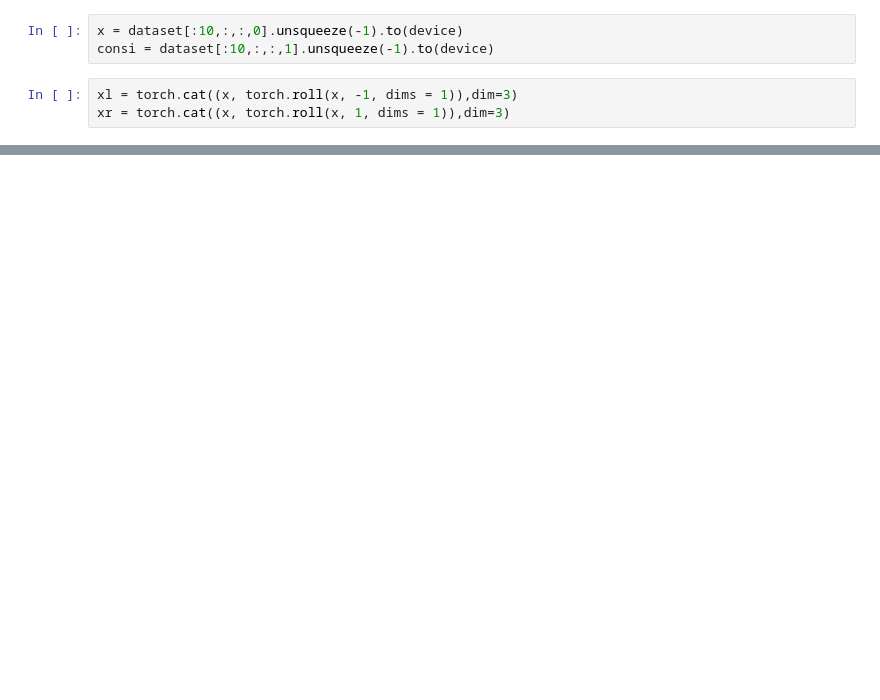
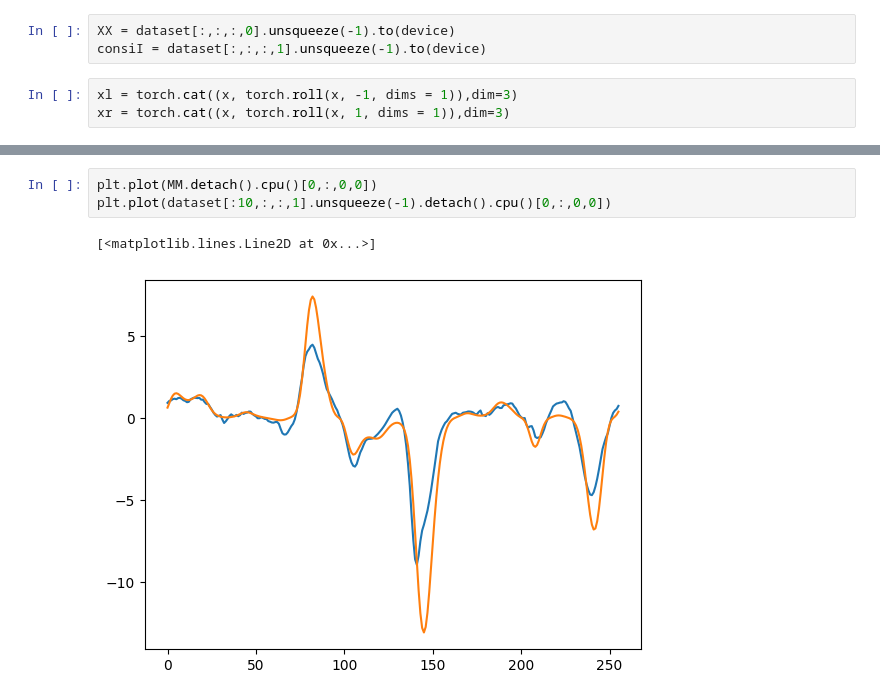
Before and after one commit to xx257xx/CONTEXT_FLUX_NO, a Jupyter notebook: ICONFLUXNO.ipynb, the cells around one changed output, grey strips where cells are left out. Cells and saved outputs as stored; diff of their text form; blank space fills up the shorter version.

```diff
--- a/ICONFLUXNO.ipynb
+++ b/ICONFLUXNO.ipynb
@@ -494,6 +564,6 @@ with open(file='trainingdataset.pickle', mode='rb') as f:
 # %%
-x = dataset[:10,:,:,0].unsqueeze(-1).to(device)
-consi = dataset[:10,:,:,1].unsqueeze(-1).to(device)
+XX = dataset[:,:,:,0].unsqueeze(-1).to(device)
+consiI = dataset[:,:,:,1].unsqueeze(-1).to(device)
 # %%
 xl = torch.cat((x, torch.roll(x, -1, dims = 1)),dim=3)
 xr = torch.cat((x, torch.roll(x, 1, dims = 1)),dim=3)
@@ -575,0 +710,6 @@ tensor(30.7767, device='cuda:3', grad_fn=<MulBackward0>) tensor(4.3621, device='
+# %%
+plt.plot(MM.detach().cpu()[0,:,0,0])
+plt.plot(dataset[:10,:,:,1].unsqueeze(-1).detach().cpu()[0,:,0,0])
+# %% [output]
+[<matplotlib.lines.Line2D at 0x...>]
+[figure, added]
```
Also changed, not shown: parts of 11 cells of this notebook.
